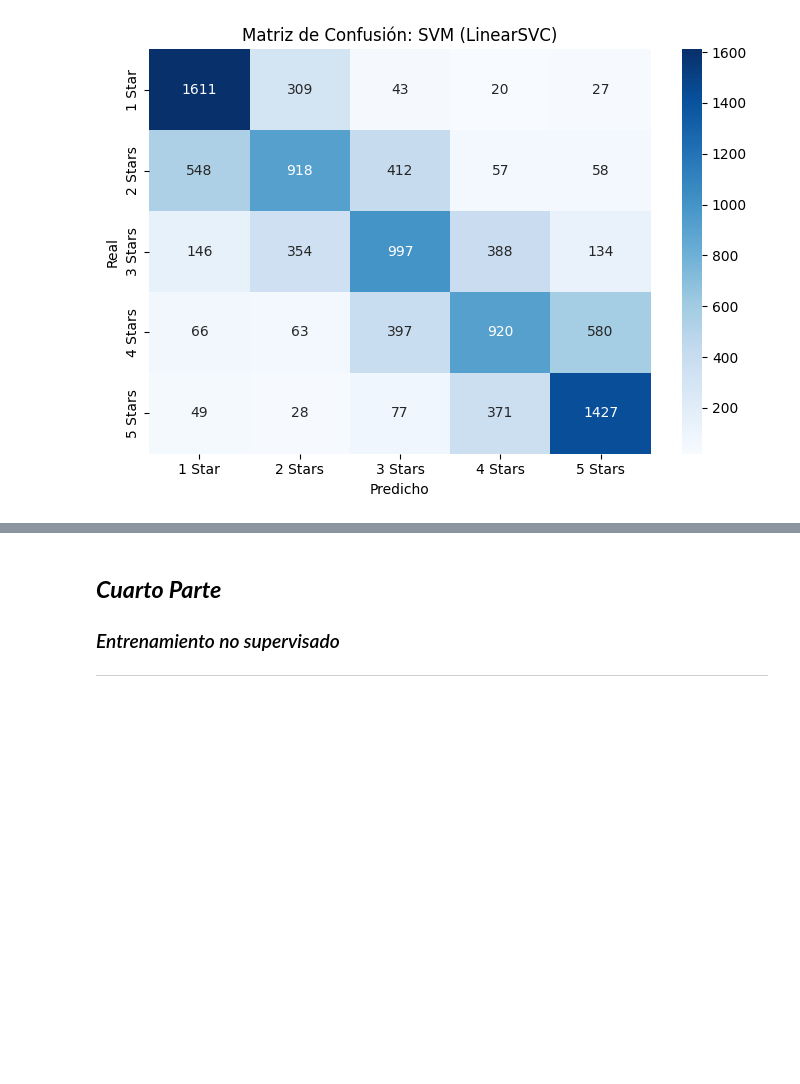
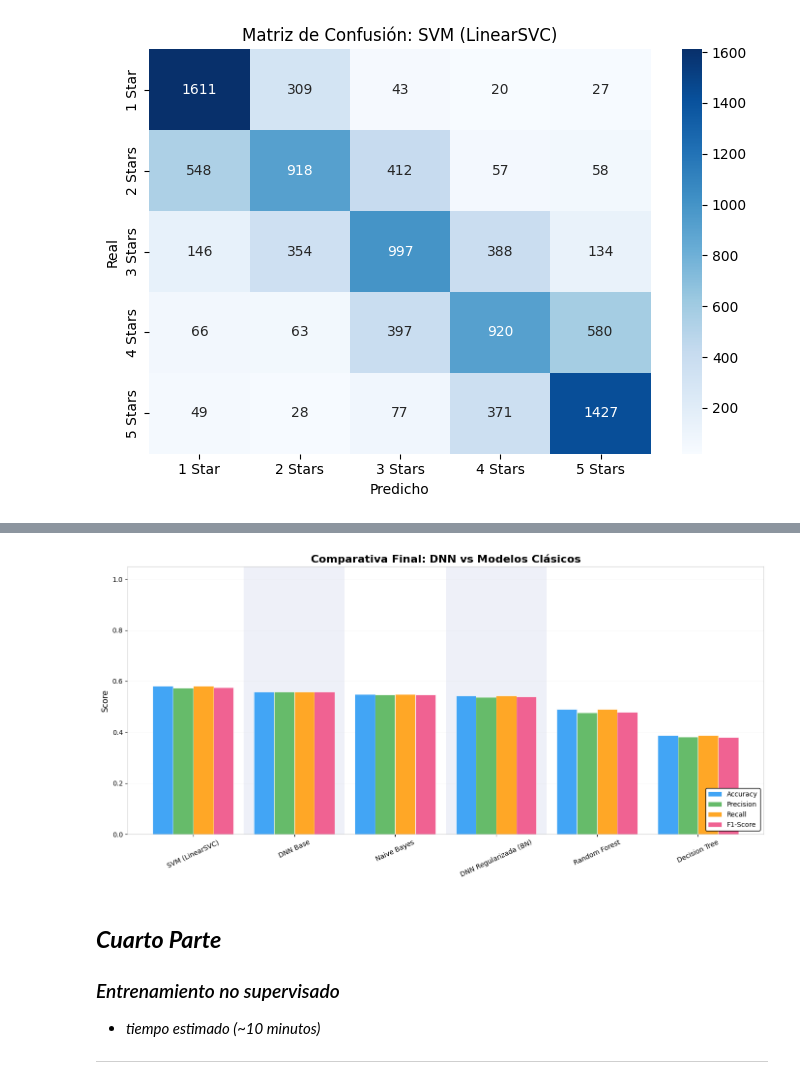
Before and after one commit to xxrairexx/Analisis_de_Sentimiento, a Jupyter notebook: 2026_S1_IA1_E1_Proyecto_Fase_Final_v4_2202040_2225110.ipynb, the cells around one changed output, grey strips where cells are left out. Drawn from its saved outputs; the diff is of its cells as text; code cells hidden in the pictures; blank space fills up the shorter version.

```diff
--- a/2026_S1_IA1_E1_Proyecto_Fase_Final_v4_2202040_2225110.ipynb
+++ b/2026_S1_IA1_E1_Proyecto_Fase_Final_v4_2202040_2225110.ipynb
@@ -1223,7 +1277,69 @@ NameError: name 'tf' is not defined
+# %%
+#@title ### *5. Grafiaca comparativa modelos*
+def metrics_from_preds(y_true, y_pred, name):
+    return {
+        'Modelo':    name,
+        'Accuracy':  accuracy_score(y_true, y_pred),
+        'Precision': precision_score(y_true, y_pred, average='weighted', zero_division=0),
+        'Recall':    recall_score(y_true, y_pred, average='weighted', zero_division=0),
+        'F1-Score':  f1_score(y_true, y_pred, average='weighted', zero_division=0)
+    }
+
+results_classical = [
+    metrics_from_preds(y_test, y_pred_mnb, "Naive Bayes"),
+    metrics_from_preds(y_test, y_pred_dt,  "Decision Tree"),
+    metrics_from_preds(y_test, y_pred_rf,  "Random Forest"),
+    metrics_from_preds(y_test, y_pred_svm, "SVM (LinearSVC)"),
+]
+
+# ============================================================
+# 6. TABLA COMPARATIVA FINAL — DNN vs Modelos Clásicos
+# ============================================================
+results_dnn = [
+    get_full_metrics(model1, test_gen, "DNN Base"),
+    get_full_metrics(model2, test_gen, "DNN Regularizada (BN)")
+]
+
+df_comparison = pd.DataFrame(results_dnn + results_classical)
+df_comparison['Tipo'] = (['Deep Learning'] * 2) + (['Clásico'] * 4)
+df_comparison = df_comparison[['Tipo', 'Modelo', 'Accuracy', 'Precision', 'Recall', 'F1-Score']]
+df_comparison = df_comparison.sort_values('F1-Score', ascending=False).reset_index(drop=True)
+df_comparison.index += 1
+
+print("\n─── TABLA COMPARATIVA FINAL: DNN vs Modelos Clásicos ───")
+display(df_comparison.round(4))
+
+# Gráfica comparativa final
+fig, ax = plt.subplots(figsize=(12, 6))
+metricas = ['Accuracy', 'Precision', 'Recall', 'F1-Score']
+x = np.arange(len(df_comparison))
+width = 0.2
+colors_bar = ['#2196F3', '#4CAF50', '#FF9800', '#E91E63']
+
+for i, (metrica, color) in enumerate(zip(metricas, colors_bar)):
+    ax.bar(x + i * width, df_comparison[metrica], width, label=metrica, color=color, alpha=0.85)
+
+ax.set_xticks(x + width * 1.5)
+ax.set_xticklabels(df_comparison['Modelo'], rotation=25, ha='right', fontsize=9)
+ax.set_ylabel("Score")
+ax.set_title("Comparativa Final: DNN vs Modelos Clásicos", fontsize=13, fontweight='bold')
+ax.legend(loc='lower right')
+ax.set_ylim(0, 1.05)
+ax.grid(axis='y', alpha=0.3)
+
+for idx in df_comparison[df_comparison['Tipo'] == 'Deep Learning'].index - 1:
+    ax.axvspan(idx - 0.15, idx + 4 * width + 0.05, alpha=0.07, color='blue')
+
+plt.tight_layout()
+plt.show()
+# %% [output]
+[figure, added]
 # %% [markdown]
 
 ##  ***Cuarto Parte***
 ### *Entrenamiento no supervisado*
 
+- *tiempo estimado (~10 minutos)*
+
 ---
 # %%
```
Also changed, not shown: parts of 35 cells of this notebook, 1 other file.
